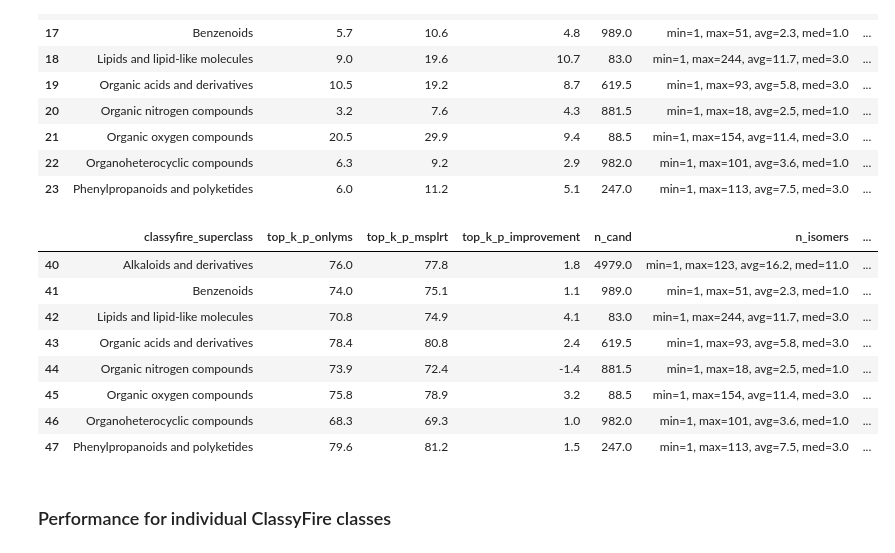
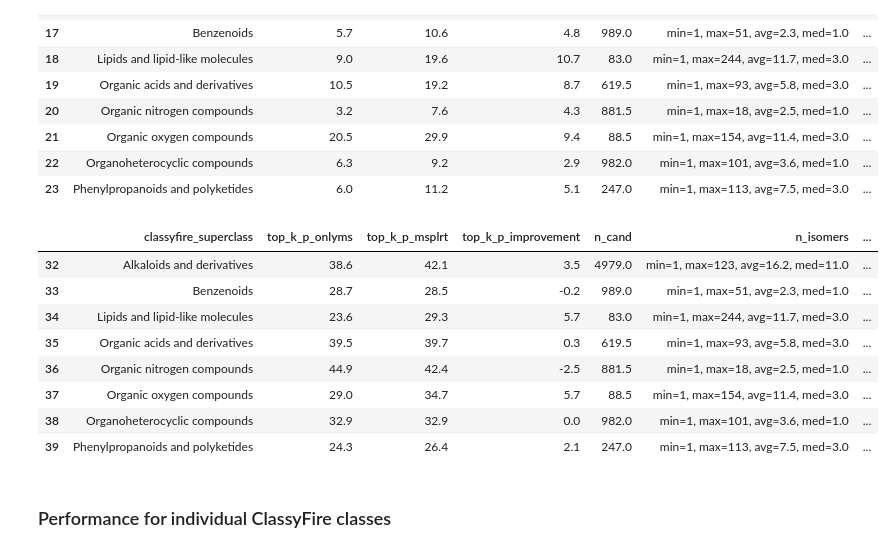
Before and after one commit to aalto-ics-kepaco/lcms2struct_exp, a Jupyter notebook: results_processed/publication/massbank/ssvm_lib=v2__exp_ver=4/NEW__exp_06__performance_analysis_using_molecule_classification_3D.ipynb, the cells around one changed output. Drawn from its saved outputs; the diff is of its cells as text; code cells hidden in the pictures.

```diff
--- a/results_processed/publication/massbank/ssvm_lib=v2__exp_ver=4/NEW__exp_06__performance_analysis_using_molecule_classification_3D.ipynb
+++ b/results_processed/publication/massbank/ssvm_lib=v2__exp_ver=4/NEW__exp_06__performance_analysis_using_molecule_classification_3D.ipynb
@@ -163,18 +163,18 @@ __a__
 | 22 | Organoheterocyclic compounds | 6.3 | 9.2 | 2.9 | 982.0 | min=1, max=101, avg=3.6, med=1.0 | ... |
 | 23 | Phenylpropanoids and polyketides | 6.0 | 11.2 | 5.1 | 247.0 | min=1, max=113, avg=7.5, med=3.0 | ... |
 # %%
-__a__ = tmp["superclass"][(tmp["superclass"]["k"] == 20) & (tmp["superclass"]["ms2scorer"] == "SIRIUS")].round(1)
+__a__ = tmp["superclass"][(tmp["superclass"]["k"] == 1) & (tmp["superclass"]["ms2scorer"] == "SIRIUS")].round(1)
 __a__
 # %% [output]
 |  | classyfire_superclass | top_k_p_onlyms | top_k_p_msplrt | top_k_p_improvement | n_cand | n_isomers | ... |
-| 40 | Alkaloids and derivatives | 76.0 | 77.8 | 1.8 | 4979.0 | min=1, max=123, avg=16.2, med=11.0 | ... |
-| 41 | Benzenoids | 74.0 | 75.1 | 1.1 | 989.0 | min=1, max=51, avg=2.3, med=1.0 | ... |
-| 42 | Lipids and lipid-like molecules | 70.8 | 74.9 | 4.1 | 83.0 | min=1, max=244, avg=11.7, med=3.0 | ... |
-| 43 | Organic acids and derivatives | 78.4 | 80.8 | 2.4 | 619.5 | min=1, max=93, avg=5.8, med=3.0 | ... |
-| 44 | Organic nitrogen compounds | 73.9 | 72.4 | -1.4 | 881.5 | min=1, max=18, avg=2.5, med=1.0 | ... |
-| 45 | Organic oxygen compounds | 75.8 | 78.9 | 3.2 | 88.5 | min=1, max=154, avg=11.4, med=3.0 | ... |
-| 46 | Organoheterocyclic compounds | 68.3 | 69.3 | 1.0 | 982.0 | min=1, max=101, avg=3.6, med=1.0 | ... |
-| 47 | Phenylpropanoids and polyketides | 79.6 | 81.2 | 1.5 | 247.0 | min=1, max=113, avg=7.5, med=3.0 | ... |
+| 32 | Alkaloids and derivatives | 38.6 | 42.1 | 3.5 | 4979.0 | min=1, max=123, avg=16.2, med=11.0 | ... |
+| 33 | Benzenoids | 28.7 | 28.5 | -0.2 | 989.0 | min=1, max=51, avg=2.3, med=1.0 | ... |
+| 34 | Lipids and lipid-like molecules | 23.6 | 29.3 | 5.7 | 83.0 | min=1, max=244, avg=11.7, med=3.0 | ... |
+| 35 | Organic acids and derivatives | 39.5 | 39.7 | 0.3 | 619.5 | min=1, max=93, avg=5.8, med=3.0 | ... |
+| 36 | Organic nitrogen compounds | 44.9 | 42.4 | -2.5 | 881.5 | min=1, max=18, avg=2.5, med=1.0 | ... |
+| 37 | Organic oxygen compounds | 29.0 | 34.7 | 5.7 | 88.5 | min=1, max=154, avg=11.4, med=3.0 | ... |
+| 38 | Organoheterocyclic compounds | 32.9 | 32.9 | 0.0 | 982.0 | min=1, max=101, avg=3.6, med=1.0 | ... |
+| 39 | Phenylpropanoids and polyketides | 24.3 | 26.4 | 2.1 | 247.0 | min=1, max=113, avg=7.5, med=3.0 | ... |
 # %% [markdown]
 ### Performance for individual ClassyFire classes
 # %%
```
Also changed, not shown: 2 other files.
